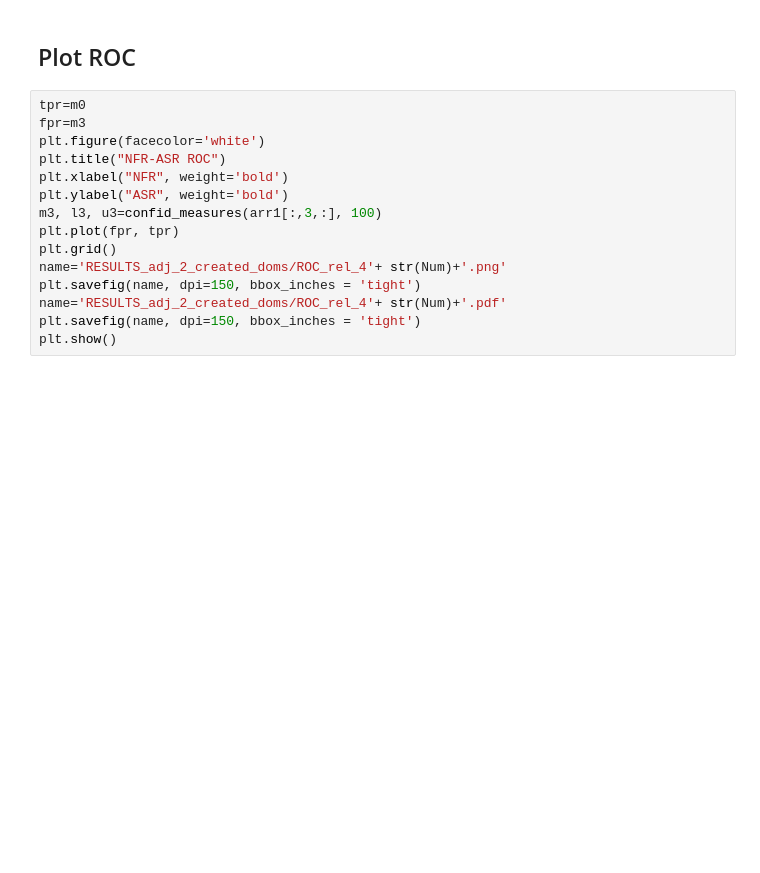
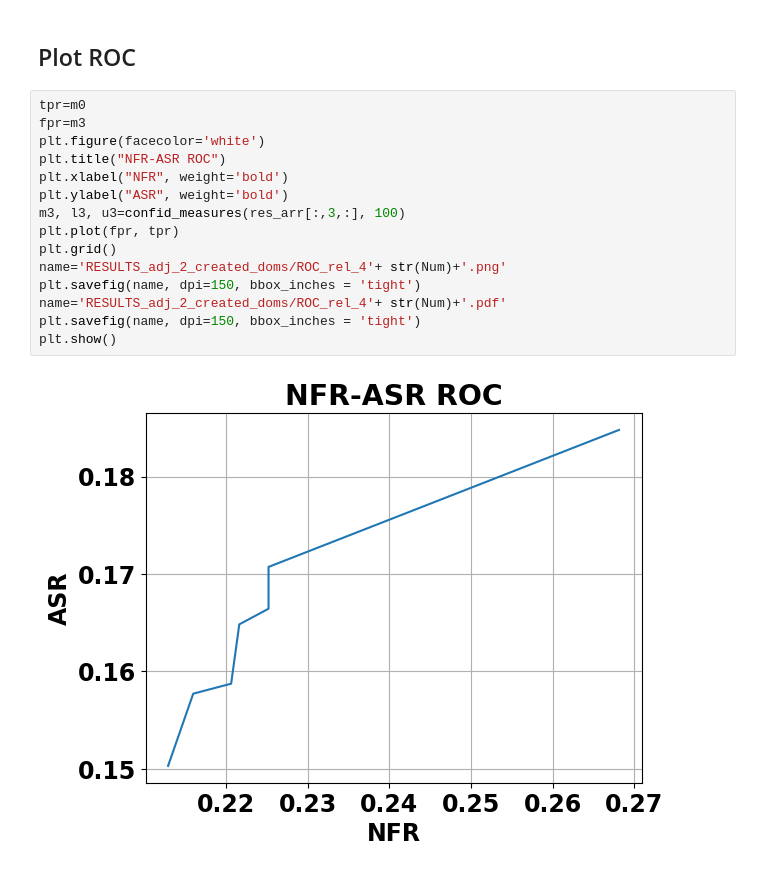
Before and after one commit to SucharithaPulamolu/mintA, a Jupyter notebook: DEMO_adj_2_created_DOMs_test.ipynb, the cells around one changed output. Drawn from its saved outputs; the diff is of its cells as text; blank space fills up the shorter version.

```diff
--- a/DEMO_adj_2_created_DOMs_test.ipynb
+++ b/DEMO_adj_2_created_DOMs_test.ipynb
@@ -727,15 +730,17 @@ plt.show()
 # %%
 tpr=m0
 fpr=m3
 plt.figure(facecolor='white')
 plt.title("NFR-ASR ROC")
 plt.xlabel("NFR", weight='bold')
 plt.ylabel("ASR", weight='bold')
-m3, l3, u3=confid_measures(arr1[:,3,:], 100)
+m3, l3, u3=confid_measures(res_arr[:,3,:], 100)
 plt.plot(fpr, tpr)
 plt.grid()
 name='RESULTS_adj_2_created_doms/ROC_rel_4'+ str(Num)+'.png'
 plt.savefig(name, dpi=150, bbox_inches = 'tight')
 name='RESULTS_adj_2_created_doms/ROC_rel_4'+ str(Num)+'.pdf'
 plt.savefig(name, dpi=150, bbox_inches = 'tight')
 plt.show()
+# %% [output]
+[figure, added]
```
Also changed, not shown: parts of 2 cells of this notebook.
